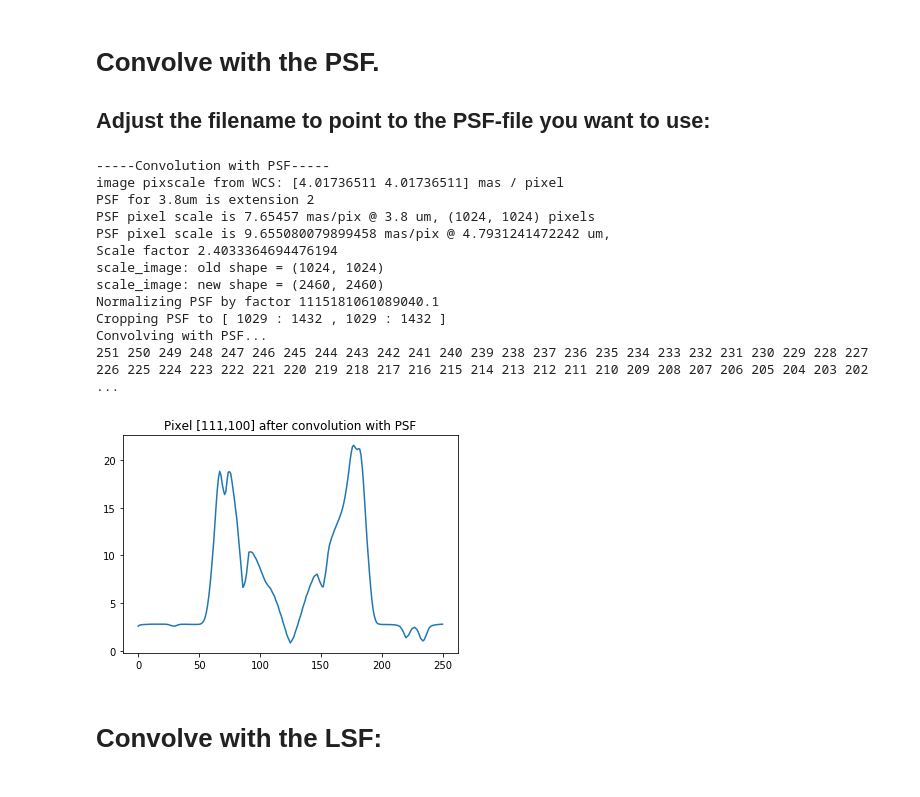
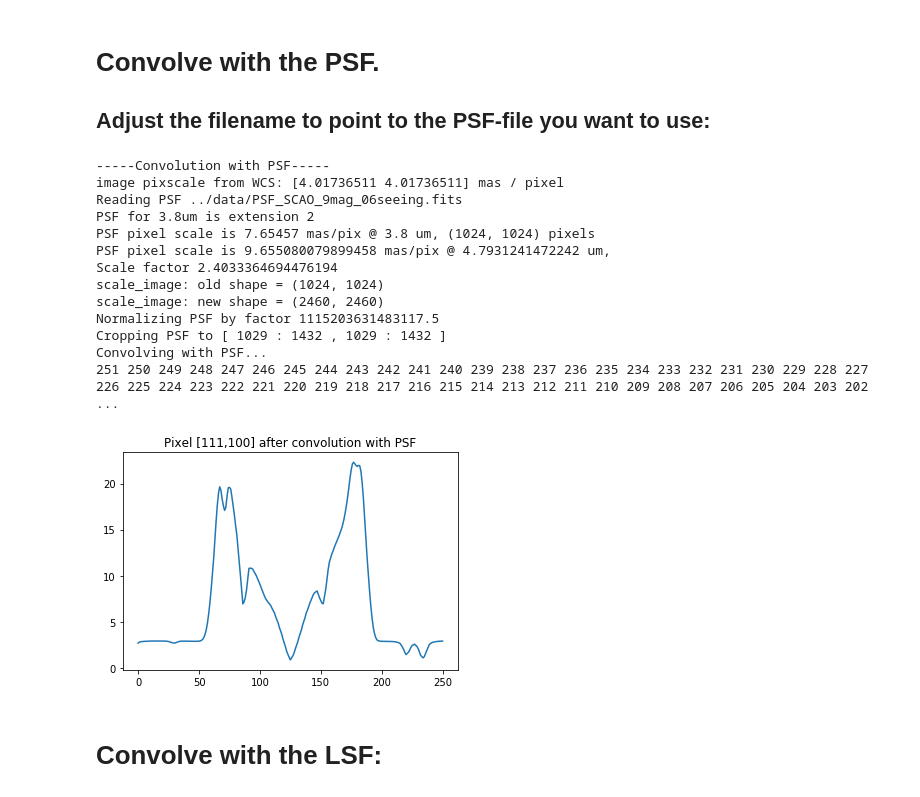
Before and after one commit to astronomyk/SimMETIS, a Jupyter notebook: notebooks/SimMETIS_LMS.ipynb, the cells around one changed output. Saved outputs shown, nothing was run; the diff lists cells and outputs as text; code cells hidden in the pictures.

```diff
--- a/notebooks/SimMETIS_LMS.ipynb
+++ b/notebooks/SimMETIS_LMS.ipynb
@@ -55,21 +55,22 @@ Plotting atmospheric & mirror emission...
 # Convolve with the PSF.
 ## Adjust the filename to point to the PSF-file you want to use:
 # %%
-lms.convolve_psf("../../LMSsim/metis_psf_mag=08.00_seeing=1.00.fits", plot=True)
+lms.convolve_psf("PSF_SCAO_9mag_06seeing.fits", plot=True)
 # %% [output]
 -----Convolution with PSF-----
 image pixscale from WCS: [4.01736511 4.01736511] mas / pixel
+Reading PSF ../data/PSF_SCAO_9mag_06seeing.fits
 PSF for 3.8um is extension 2
 PSF pixel scale is 7.65457 mas/pix @ 3.8 um, (1024, 1024) pixels
 PSF pixel scale is 9.655080079899458 mas/pix @ 4.7931241472242 um,
 Scale factor 2.4033364694476194
 scale_image: old shape = (1024, 1024)
 scale_image: new shape = (2460, 2460)
-Normalizing PSF by factor 1115181061089040.1
+Normalizing PSF by factor 1115203631483117.5
 Cropping PSF to [ 1029 : 1432 , 1029 : 1432 ]
 Convolving with PSF...
 251 250 249 248 247 246 245 244 243 242 241 240 239 238 237 236 235 234 233 232 231 230 229 228 227 226 225 224 223 222 221 220 219 218 217 216 215 214 213 212 211 210 209 208 207 206 205 204 203 202  ...
-[figure, old version]
+[figure, new version]
 # %% [markdown]
 # Convolve with the LSF:
 # %%
```
Also changed, not shown: parts of 6 cells of this notebook, 1 other file.
